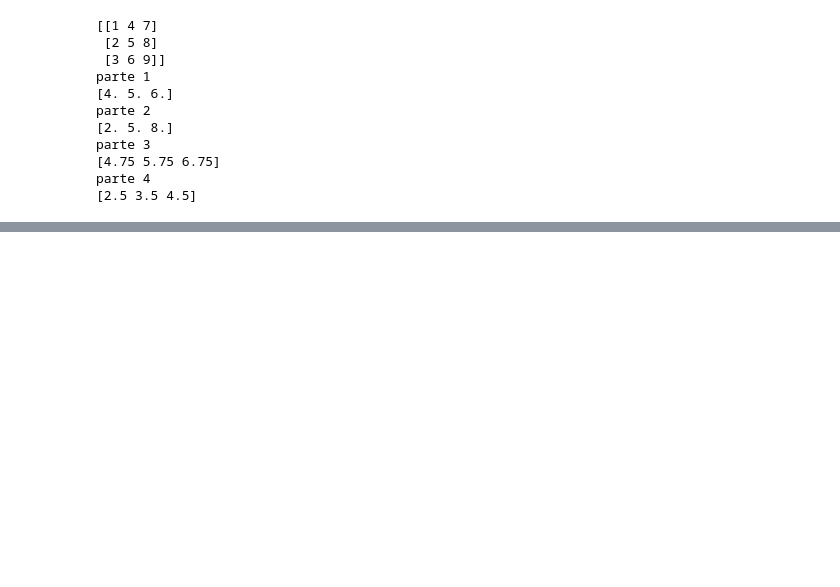
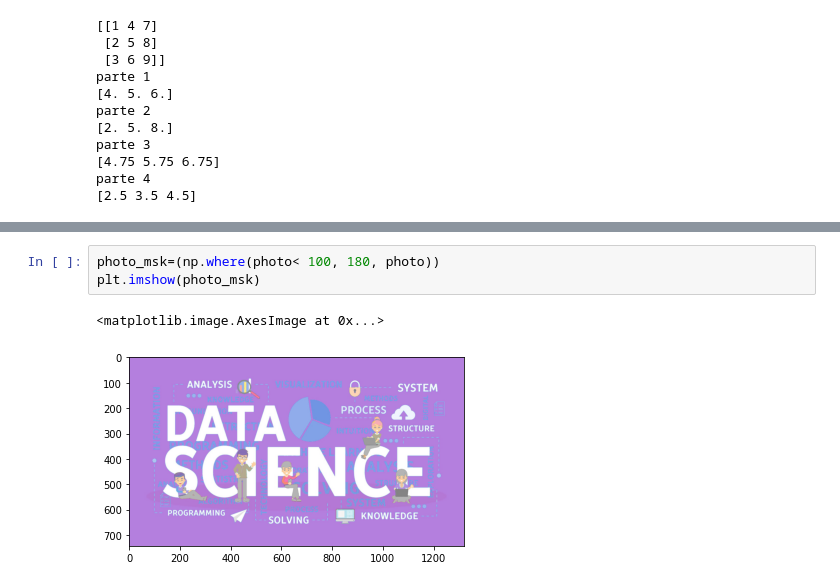
Before and after one commit to johnlex07/Datascience300, a Jupyter notebook: Talleres/ejercicio1(24_11_2021).ipynb, the cells around one changed output, grey strips where cells are left out. Cells and saved outputs as stored; diff of their text form; blank space fills up the shorter version.

```diff
--- a/Talleres/ejercicio1(24_11_2021).ipynb
+++ b/Talleres/ejercicio1(24_11_2021).ipynb
@@ -132,0 +203,6 @@ parte 4
+# %%
+photo_msk=(np.where(photo< 100, 180, photo))
+plt.imshow(photo_msk)
+# %% [output]
+<matplotlib.image.AxesImage at 0x...>
+[figure, added]
```
Also changed, not shown: parts of 11 cells of this notebook.
